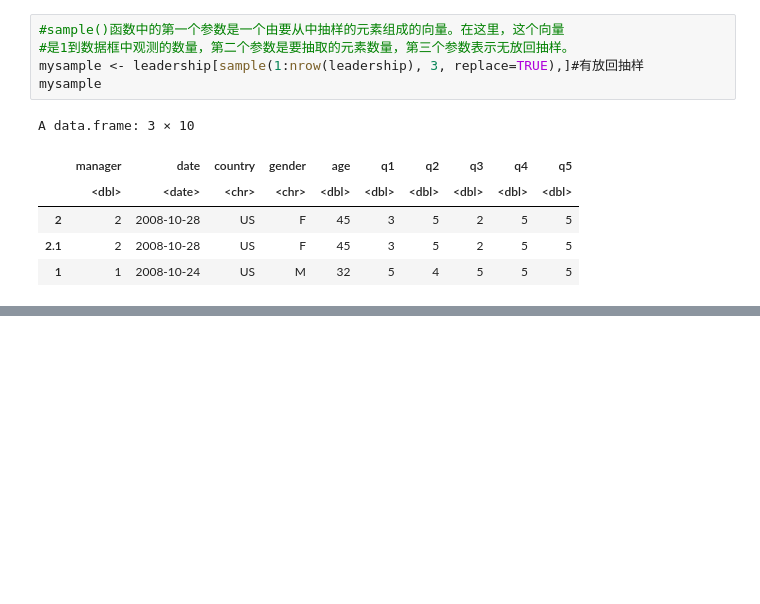
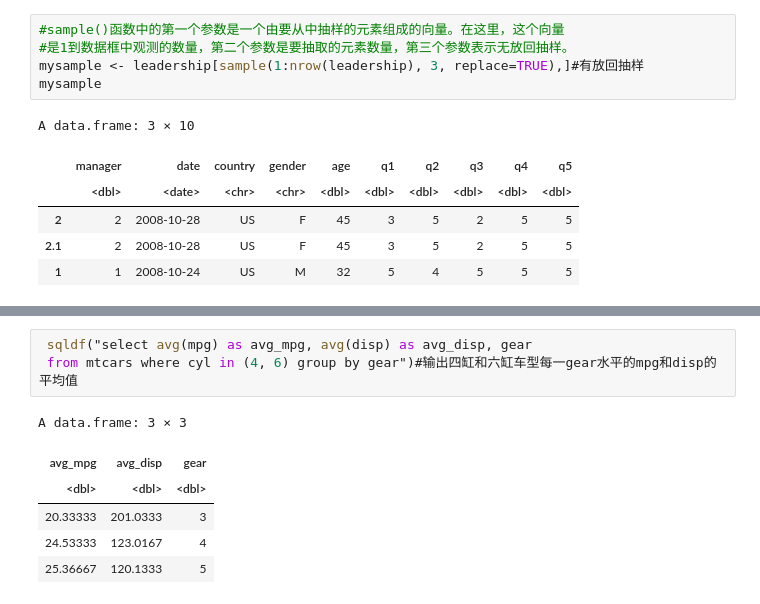
Before and after one commit to ruishuQU/R-IN-ACTION, a Jupyter notebook: code/ch04 基本数据管理.ipynb, the cells around one changed output, grey strips where cells are left out. Saved outputs shown, nothing was run; the diff lists cells and outputs as text; blank space fills up the shorter version.

```diff
--- a/code/ch04 基本数据管理.ipynb
+++ b/code/ch04 基本数据管理.ipynb
@@ -525,0 +550,10 @@ A data.frame: 3 × 10
+# %%
+ sqldf("select avg(mpg) as avg_mpg, avg(disp) as avg_disp, gear
+ from mtcars where cyl in (4, 6) group by gear")#输出四缸和六缸车型每一gear水平的mpg和disp的平均值
+# %% [output]
+A data.frame: 3 × 3
+| avg_mpg | avg_disp | gear |
+| <dbl> | <dbl> | <dbl> |
+| 20.33333 | 201.0333 | 3 |
+| 24.53333 | 123.0167 | 4 |
+| 25.36667 | 120.1333 | 5 |
```
Also changed, not shown: parts of 1 cell of this notebook, 2 other files.
